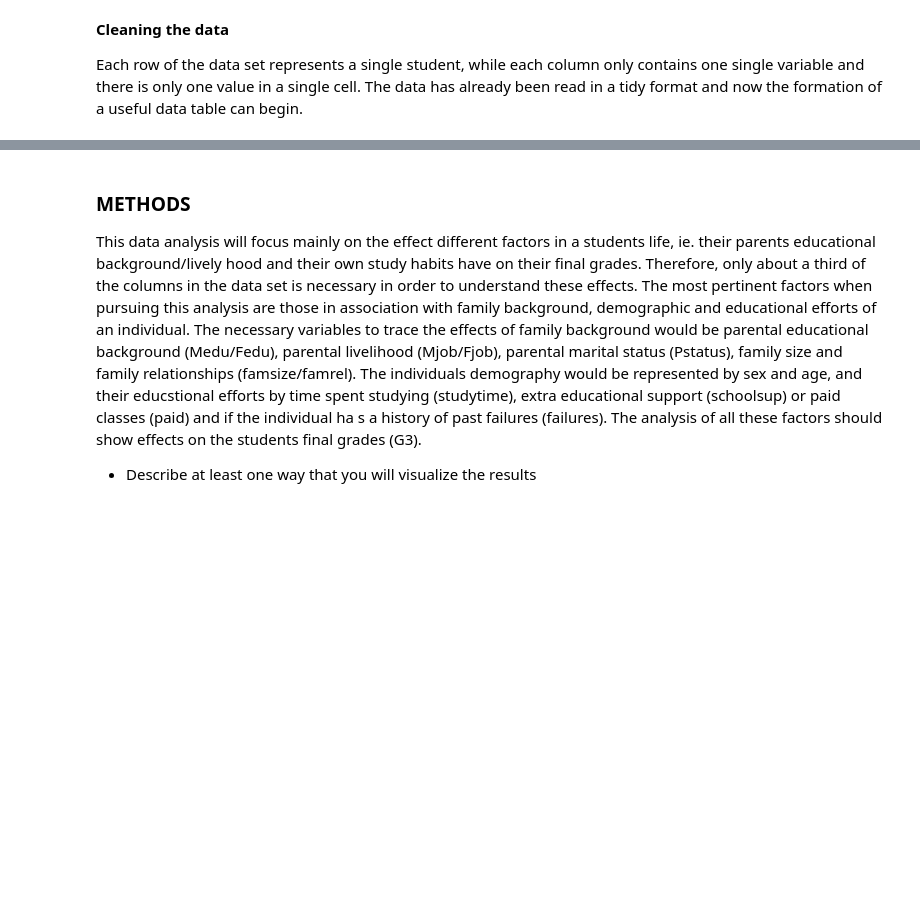
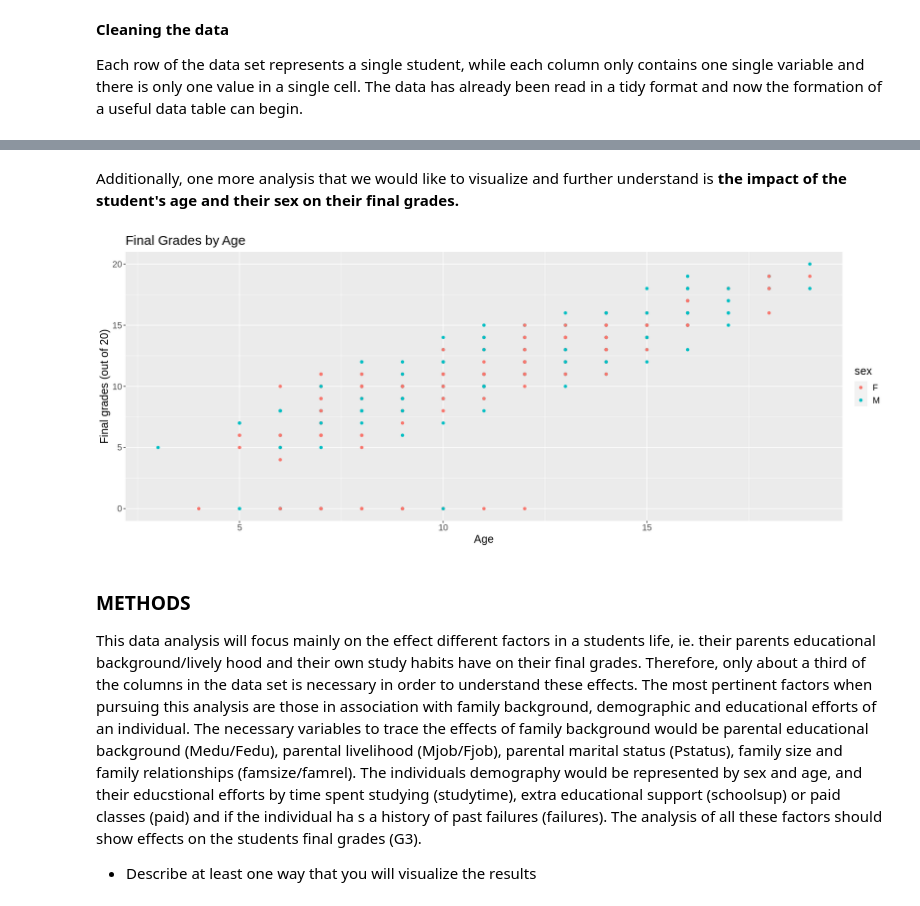
Before and after one commit to jsonthany/dsci_100_project, a Jupyter notebook: project_proposal.ipynb, the cells around one changed output, grey strips where cells are left out. Cells and saved outputs as stored; diff of their text form; code cells hidden in the pictures; blank space fills up the shorter version.

```diff
--- a/project_proposal.ipynb
+++ b/project_proposal.ipynb
@@ -79,3 +95,18 @@ Each row of the data set represents a single student, while each column only con
+# %% [markdown]
+Additionally, one more analysis that we would like to visualize and further understand is **the impact of the student's age and their sex on their final grades.**
+# %%
+options(repr.plot.width=15, repr.plot.height=6)
+
+absences_grades <- ggplot(student_data, aes(x=G1, y=G3, color=sex)) +
+                            geom_point() +
+                            xlab("Age") +
+                            ylab("Final grades (out of 20)") +
+                            ggtitle("Final Grades by Age") +
+                            theme(text = element_text(size = 15))
+
+absences_grades
+# %% [output]
+[figure, added]
 # %% [markdown]
 ### METHODS
 
```
Also changed, not shown: parts of 4 cells of this notebook.
